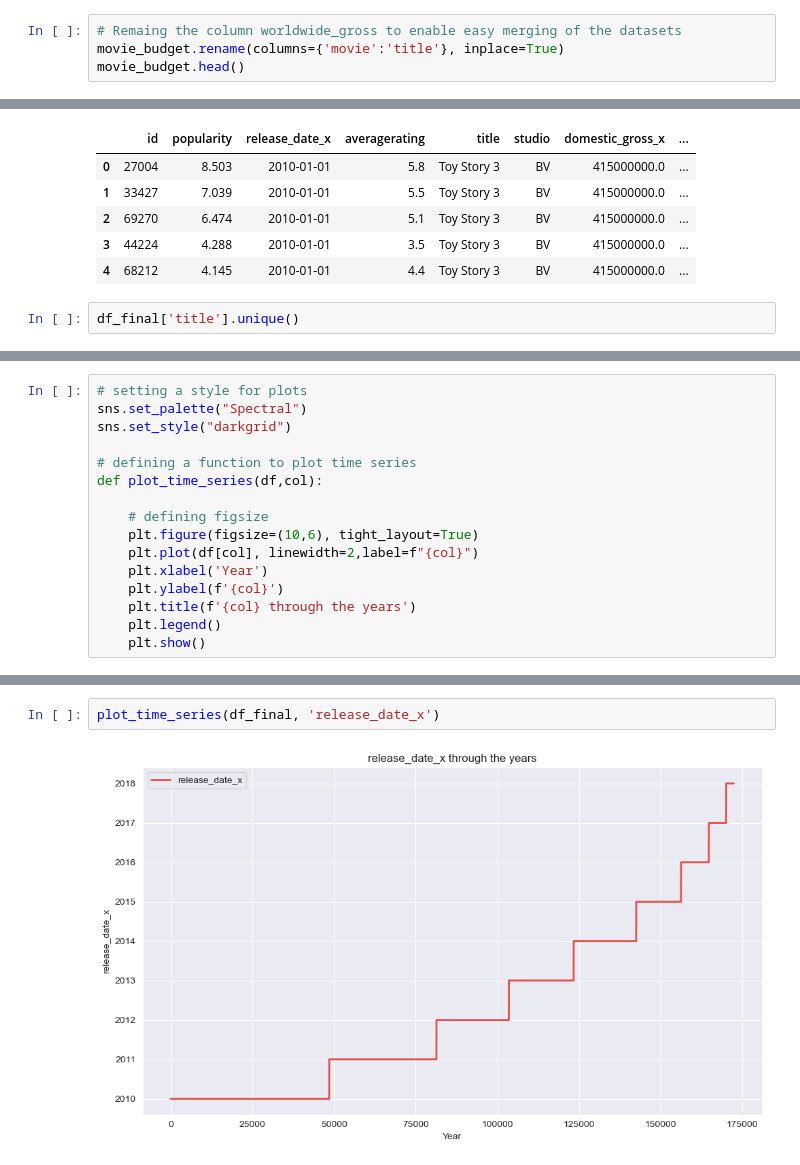
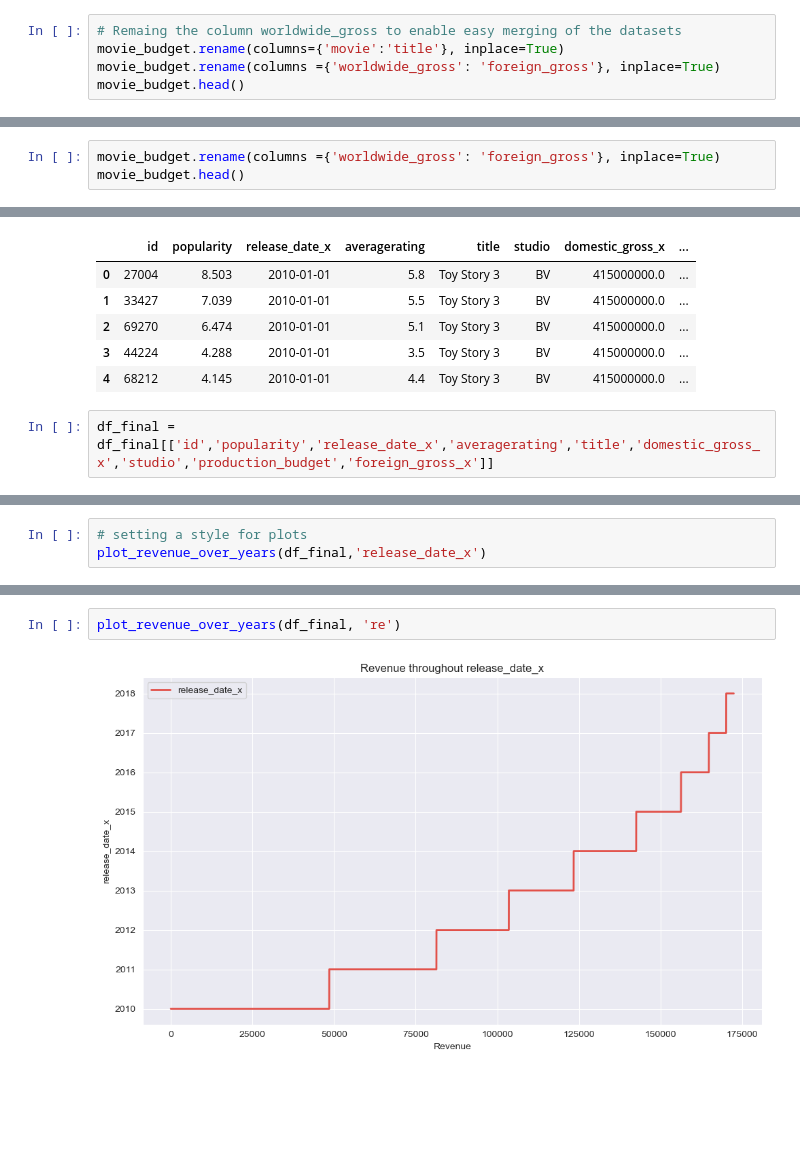
Before and after one commit to Dudimath/Microsoft-Film-Insights, a Jupyter notebook: Data Cleaning.ipynb, the cells around one changed output, grey strips where cells are left out. Cells and saved outputs as stored; diff of their text form; blank space fills up the shorter version.

```diff
--- a/Data Cleaning.ipynb
+++ b/Data Cleaning.ipynb
@@ -845,6 +845,7 @@ movie_budget.head()
 # %%
 # Remaing the column worldwide_gross to enable easy merging of the datasets
 movie_budget.rename(columns={'movie':'title'}, inplace=True)
+movie_budget.rename(columns ={'worldwide_gross': 'foreign_gross'}, inplace=True)
 movie_budget.head()
 # %% [output]
 A value is trying to be set on a copy of a slice from a DataFrame
@@ -857,3 +858,6 @@ See the caveats in the documentation: https://pandas.pydata.org/pandas-docs/stab
 | 3 | 2015-05-01 | Avengers: Age of Ultron | 330600000.0 | 459005868.0 | 1.403014e+09 |
 | 4 | 2017-12-15 | Star Wars Ep. VIII: The Last Jedi | 317000000.0 | 620181382.0 | 1.316722e+09 |
 | 5 | 2015-12-18 | Star Wars Ep. VII: The Force Awakens | 306000000.0 | 936662225.0 | 2.053311e+09 |
+# %%
+movie_budget.rename(columns ={'worldwide_gross': 'foreign_gross'}, inplace=True)
+movie_budget.head()
@@ -896,4 +911,4 @@ df_final.head()
 | 3 | 44224 | 4.288 | 2010-01-01 | 3.5 | Toy Story 3 | BV | 415000000.0 | ... |
 | 4 | 68212 | 4.145 | 2010-01-01 | 4.4 | Toy Story 3 | BV | 415000000.0 | ... |
 # %%
-df_final['title'].unique()
+df_final = df_final[['id','popularity','release_date_x','averagerating','title','domestic_gross_x','studio','production_budget','foreign_gross_x']]
@@ -926,16 +934,3 @@ memory usage: 17.1+ MB
 # %%
 # setting a style for plots
-sns.set_palette("Spectral")
-sns.set_style("darkgrid")
-
-# defining a function to plot time series
-def plot_time_series(df,col):
-
-    # defining figsize
-    plt.figure(figsize=(10,6), tight_layout=True)
-    plt.plot(df[col], linewidth=2,label=f"{col}")
-    plt.xlabel('Year')
-    plt.ylabel(f'{col}')
-    plt.title(f'{col} through the years')
-    plt.legend()
-    plt.show()
+plot_revenue_over_years(df_final,'release_date_x')
@@ -942,4 +939,4 @@ def plot_time_series(df,col):
 # %%
-plot_time_series(df_final, 'release_date_x')
+plot_revenue_over_years(df_final, 're')
 # %% [output]
-[figure, old version]
+[figure, new version]
```
Also changed, not shown: parts of 8 cells of this notebook.
